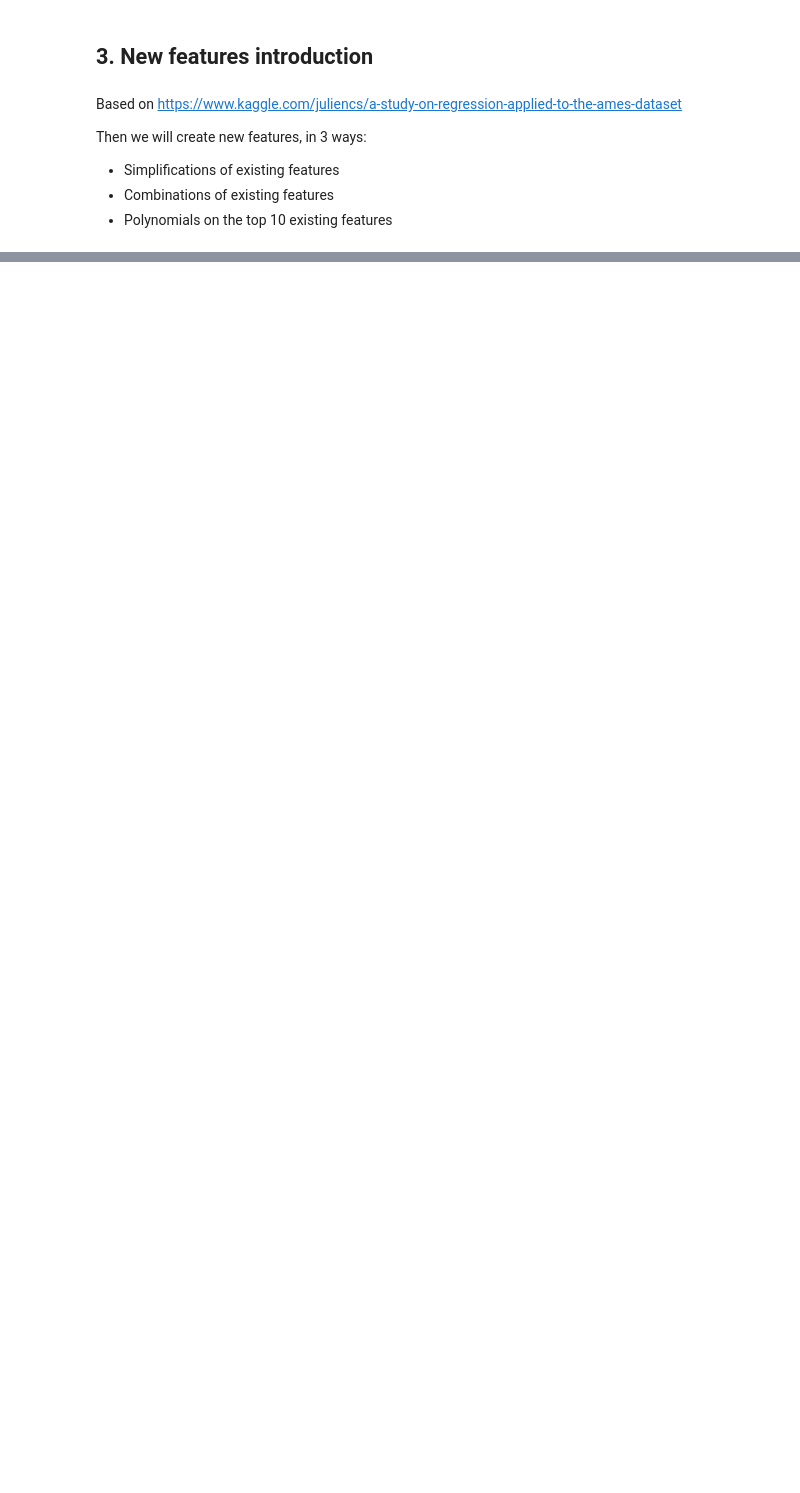
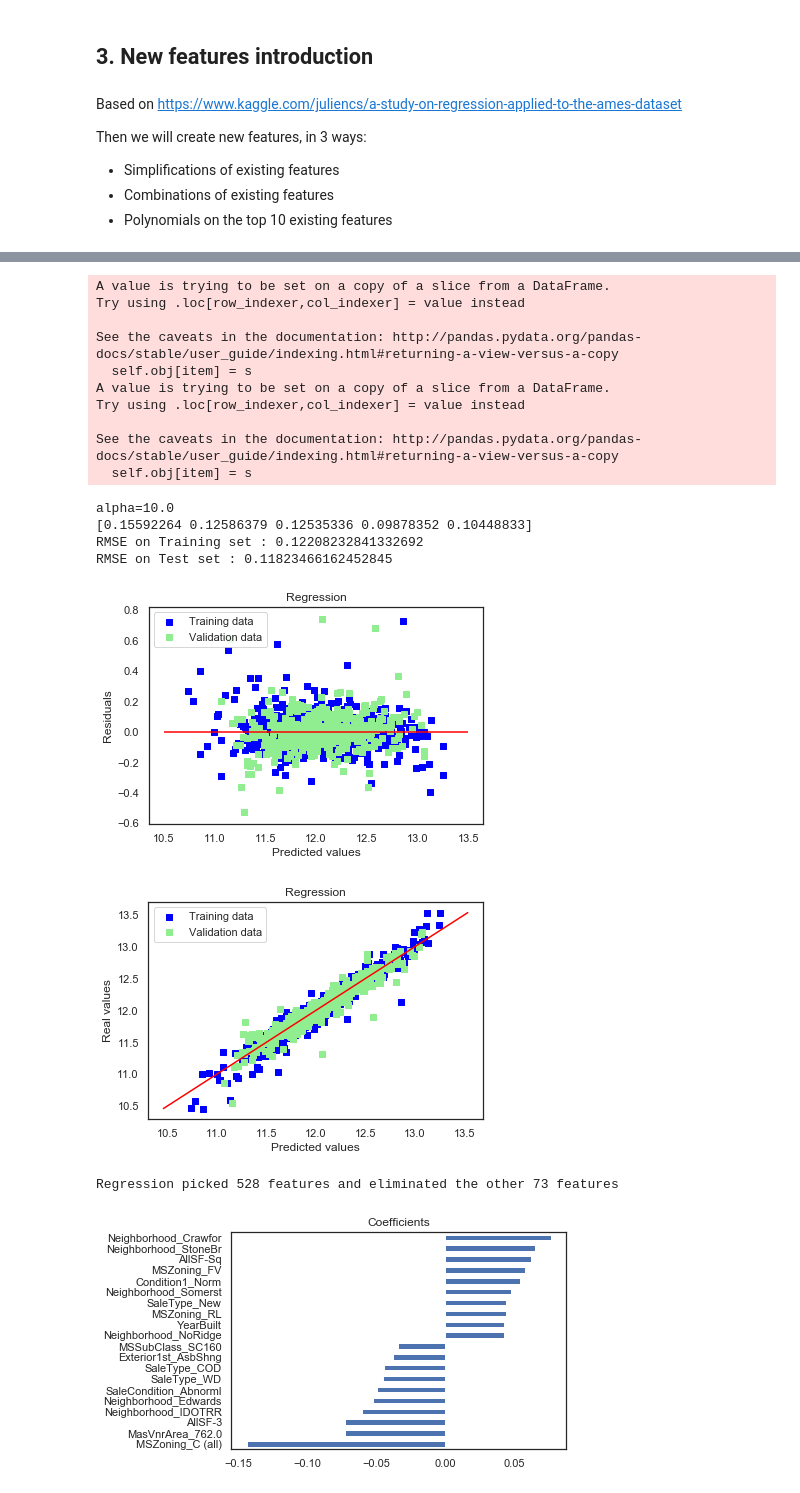
Before and after one commit to mzh-sc/contests, a Jupyter notebook: Kaggle House-Prices-Prediction/different_models.ipynb, the cells around one changed output, grey strips where cells are left out. Saved outputs shown, nothing was run; the diff lists cells and outputs as text; code cells hidden in the pictures; blank space fills up the shorter version.

```diff
--- a/Kaggle House-Prices-Prediction/different_models.ipynb
+++ b/Kaggle House-Prices-Prediction/different_models.ipynb
@@ -684,3 +800,5 @@ Then we will create new features, in 3 ways:
 * Simplifications of existing features
 * Combinations of existing features
 * Polynomials on the top 10 existing features
+# %%
+df_model = df_copy.copy()
@@ -686,0 +914,53 @@ Then we will create new features, in 3 ways:
+# %%
+# 3* Polynomials on the top 10 existing features
+df_model["OverallQual-s2"] = df_model["OverallQual"] ** 2
+df_model["OverallQual-s3"] = df_model["OverallQual"] ** 3
+df_model["OverallQual-Sq"] = np.sqrt(df_model["OverallQual"])
+df_model["AllSF-2"] = df_model["AllSF"] ** 2
+df_model["AllSF-3"] = df_model["AllSF"] ** 3
+df_model["AllSF-Sq"] = np.sqrt(df_model["AllSF"])
+df_model["AllFlrsSF-2"] = df_model["AllFlrsSF"] ** 2
+df_model["AllFlrsSF-3"] = df_model["AllFlrsSF"] ** 3
+df_model["AllFlrsSF-Sq"] = np.sqrt(df_model["AllFlrsSF"])
+df_model["GrLivArea-2"] = df_model["GrLivArea"] ** 2
+df_model["GrLivArea-3"] = df_model["GrLivArea"] ** 3
+df_model["GrLivArea-Sq"] = np.sqrt(df_model["GrLivArea"])
+df_model["SimplOverallQual-s2"] = df_model["SimplOverallQual"] ** 2
+df_model["SimplOverallQual-s3"] = df_model["SimplOverallQual"] ** 3
+df_model["SimplOverallQual-Sq"] = np.sqrt(df_model["SimplOverallQual"])
+df_model["ExterQual-2"] = df_model["ExterQual"] ** 2
+df_model["ExterQual-3"] = df_model["ExterQual"] ** 3
+df_model["ExterQual-Sq"] = np.sqrt(df_model["ExterQual"])
+df_model["GarageCars-2"] = df_model["GarageCars"] ** 2
+df_model["GarageCars-3"] = df_model["GarageCars"] ** 3
+df_model["GarageCars-Sq"] = np.sqrt(df_model["GarageCars"])
+df_model["TotalBath-2"] = df_model["TotalBath"] ** 2
+df_model["TotalBath-3"] = df_model["TotalBath"] ** 3
+df_model["TotalBath-Sq"] = np.sqrt(df_model["TotalBath"])
+df_model["KitchenQual-2"] = df_model["KitchenQual"] ** 2
+df_model["KitchenQual-3"] = df_model["KitchenQual"] ** 3
+df_model["KitchenQual-Sq"] = np.sqrt(df_model["KitchenQual"])
+df_model["GarageScore-2"] = df_model["GarageScore"] ** 2
+df_model["GarageScore-3"] = df_model["GarageScore"] ** 3
+df_model["GarageScore-Sq"] = np.sqrt(df_model["GarageScore"])
+# %%
+train_regression_model(df_model)
+# %% [output]
+A value is trying to be set on a copy of a slice from a DataFrame.
+Try using .loc[row_indexer,col_indexer] = value instead
+
+See the caveats in the documentation: http://pandas.pydata.org/pandas-docs/stable/user_guide/indexing.html#returning-a-view-versus-a-copy
+  self.obj[item] = s
+A value is trying to be set on a copy of a slice from a DataFrame.
+Try using .loc[row_indexer,col_indexer] = value instead
+
+See the caveats in the documentation: http://pandas.pydata.org/pandas-docs/stable/user_guide/indexing.html#returning-a-view-versus-a-copy
+  self.obj[item] = s
+alpha=10.0
+[0.15592264 0.12586379 0.12535336 0.09878352 0.10448833]
+RMSE on Training set : 0.12208232841332692
+RMSE on Test set : 0.11823466162452845
+[figure, added]
+[figure, added]
+Regression picked 528 features and eliminated the other 73 features
+[figure, added]
```
Also changed, not shown: parts of 29 cells of this notebook.
